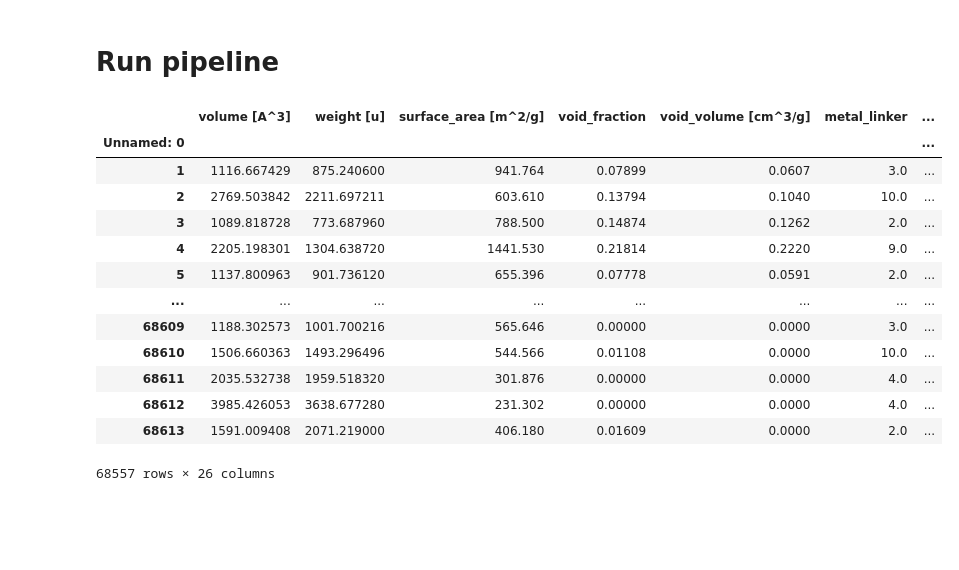
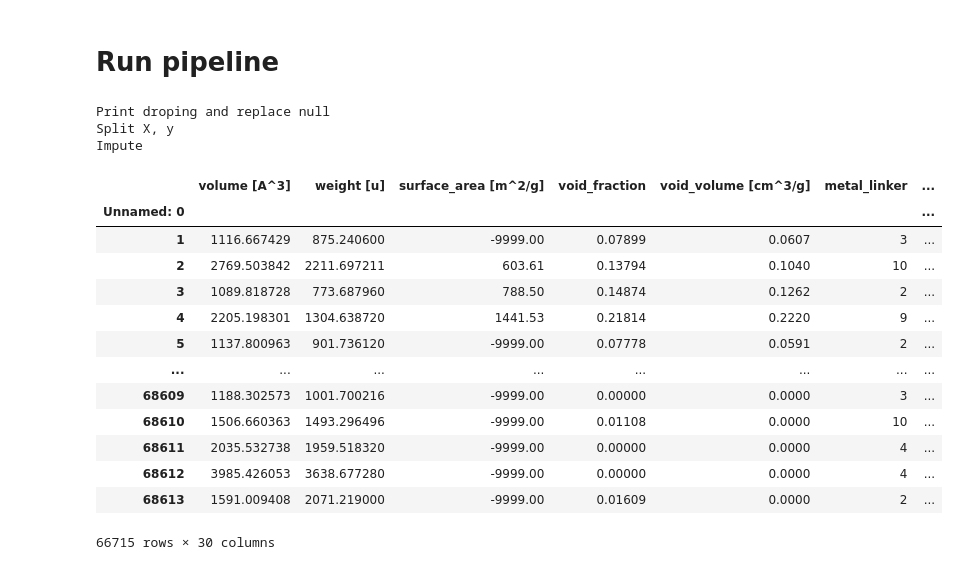
Before and after one commit to batprem/tmlcc-hackathon, a Jupyter notebook: 02_test_model_submission.ipynb, the cells around one changed output. Drawn from its saved outputs; the diff is of its cells as text; code cells hidden in the pictures; blank space fills up the shorter version.

```diff
--- a/02_test_model_submission.ipynb
+++ b/02_test_model_submission.ipynb
@@ -50,5 +37,0 @@ def  replace_surface_area_equal_0_with_null(
-# %%
-def replace_inf_with_null(df: pd.DataFrame):
-    df = df.replace(np.inf, np.nan)
-    df = df.replace(-np.inf, np.nan)
-    return df
@@ -86,7 +37,0 @@ def impute_value(X: pd.DataFrame, imputer: KNNImputer):
-# %%
-def extract_functional_group(
-    X: pd.DataFrame,
-    fit: bool
-)-> pd.DataFrame:
-    funtional_group_extacted = funtional_group_extractor.transform(X, fit)
-    return pd.concat([X, funtional_group_extractor], axis=1)
@@ -93,21 +234,2 @@ def extract_functional_group(
 # %% [markdown]
 # Run pipeline
-# %%
-Train = drop_surface_area_equal_minus_1(Train)
-Train = replace_surface_area_equal_0_with_null(Train)
-Train = replace_inf_with_null(Train)
-Train = drop_unused_columns(Train)
-X = Train.drop(TARGET, axis=1)
-y = Train[[TARGET]]
-
-temp_columns = X.columns
-temp_index = X.index
-
-imputer = set_imputer(X)
-X = impute_value(X, imputer)
-
-X = pd.DataFrame(X)
-X.columns = temp_columns
-X.index = temp_index
-
-# X = pd.concat([X, element_gram], axis=1)
@@ -128,17 +236,29 @@ Pretest.columns = temp_columns
-# %%
-X
-# %% [output]
-|  | volume [A^3] | weight [u] | surface_area [m^2/g] | void_fraction | void_volume [cm^3/g] | metal_linker | ... |
-| Unnamed: 0 |  |  |  |  |  |  | ... |
-| 1 | 1116.667429 | 875.240600 | 941.764 | 0.07899 | 0.0607 | 3.0 | ... |
-| 2 | 2769.503842 | 2211.697211 | 603.610 | 0.13794 | 0.1040 | 10.0 | ... |
-| 3 | 1089.818728 | 773.687960 | 788.500 | 0.14874 | 0.1262 | 2.0 | ... |
-| 4 | 2205.198301 | 1304.638720 | 1441.530 | 0.21814 | 0.2220 | 9.0 | ... |
-| 5 | 1137.800963 | 901.736120 | 655.396 | 0.07778 | 0.0591 | 2.0 | ... |
-| ... | ... | ... | ... | ... | ... | ... | ... |
-| 68609 | 1188.302573 | 1001.700216 | 565.646 | 0.00000 | 0.0000 | 3.0 | ... |
-| 68610 | 1506.660363 | 1493.296496 | 544.566 | 0.01108 | 0.0000 | 10.0 | ... |
-| 68611 | 2035.532738 | 1959.518320 | 301.876 | 0.00000 | 0.0000 | 4.0 | ... |
-| 68612 | 3985.426053 | 3638.677280 | 231.302 | 0.00000 | 0.0000 | 4.0 | ... |
-| 68613 | 1591.009408 | 2071.219000 | 406.180 | 0.01609 | 0.0000 | 2.0 | ... |
-68557 rows × 26 columns
+# %%
+class Imputer9999:
+    def transform(self, df):
+        return df.replace(np.nan, -9999)
+
+imputer = Imputer9999()
+train = TrainDataPreprocessingPipeline(Train, imputer)
+train.run()
+# %% [output]
+Print droping and replace null
+Split X, y
+Impute
+# %%
+train.X
+# %% [output]
+|  | volume [A^3] | weight [u] | surface_area [m^2/g] | void_fraction | void_volume [cm^3/g] | metal_linker | ... |
+| Unnamed: 0 |  |  |  |  |  |  | ... |
+| 1 | 1116.667429 | 875.240600 | -9999.00 | 0.07899 | 0.0607 | 3 | ... |
+| 2 | 2769.503842 | 2211.697211 | 603.61 | 0.13794 | 0.1040 | 10 | ... |
+| 3 | 1089.818728 | 773.687960 | 788.50 | 0.14874 | 0.1262 | 2 | ... |
+| 4 | 2205.198301 | 1304.638720 | 1441.53 | 0.21814 | 0.2220 | 9 | ... |
+| 5 | 1137.800963 | 901.736120 | -9999.00 | 0.07778 | 0.0591 | 2 | ... |
+| ... | ... | ... | ... | ... | ... | ... | ... |
+| 68609 | 1188.302573 | 1001.700216 | -9999.00 | 0.00000 | 0.0000 | 3 | ... |
+| 68610 | 1506.660363 | 1493.296496 | -9999.00 | 0.01108 | 0.0000 | 10 | ... |
+| 68611 | 2035.532738 | 1959.518320 | -9999.00 | 0.00000 | 0.0000 | 4 | ... |
+| 68612 | 3985.426053 | 3638.677280 | -9999.00 | 0.00000 | 0.0000 | 4 | ... |
+| 68613 | 1591.009408 | 2071.219000 | -9999.00 | 0.01609 | 0.0000 | 2 | ... |
+66715 rows × 30 columns
```
Also changed, not shown: parts of 31 cells of this notebook, 13 other files.
